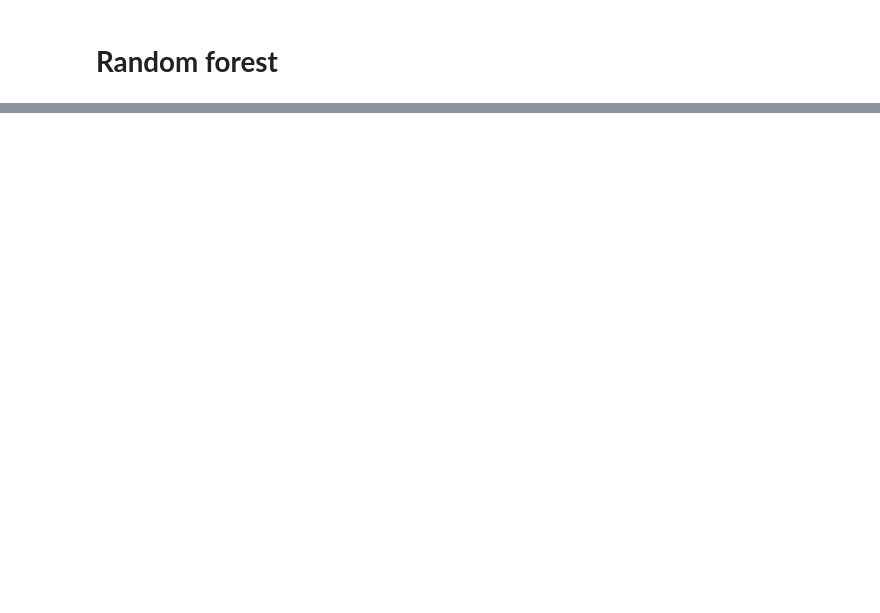
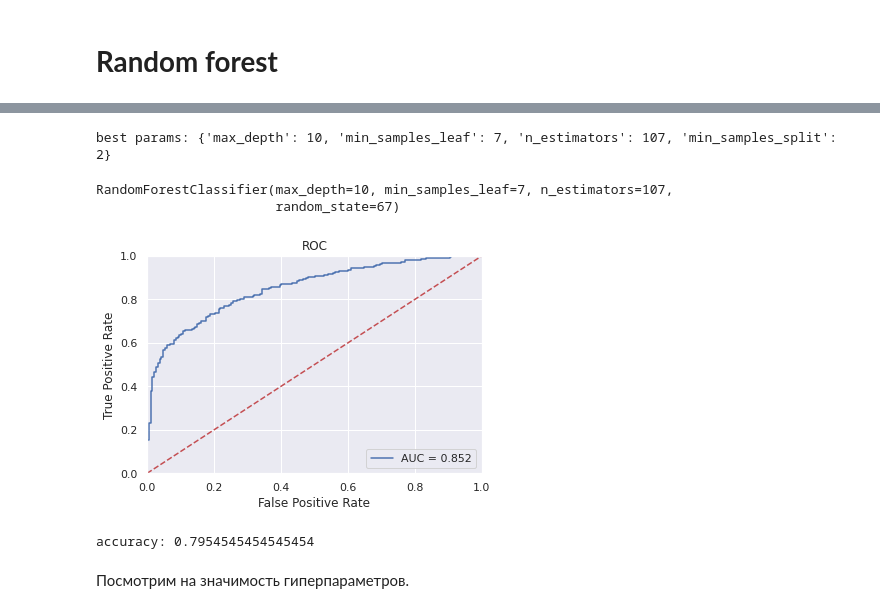
Before and after one commit to Doppler-67/telecom-users-churn-forecasting, a Jupyter notebook: telecom.ipynb, the cells around one changed output, grey strips where cells are left out. Drawn from its saved outputs; the diff is of its cells as text; code cells hidden in the pictures; blank space fills up the shorter version.

```diff
--- a/telecom.ipynb
+++ b/telecom.ipynb
@@ -834,0 +875,5 @@ plot_auc_roc(model, x_valid_ohe, y_valid)
+# %%
+sampler = optuna.samplers.TPESampler(seed=67)
+study = optuna.create_study(direction='maximize', sampler=sampler)
+optuna.logging.set_verbosity(optuna.logging.WARNING)
+study.optimize(objective, n_trials=100)
@@ -834,0 +882,21 @@ plot_auc_roc(model, x_valid_ohe, y_valid)
+# %%
+print('best params:', study.best_params)
+# %% [output]
+best params: {'max_depth': 10, 'min_samples_leaf': 7, 'n_estimators': 107, 'min_samples_split': 2}
+# %%
+forest_model = RandomForestClassifier(**study.best_params, random_state=67)
+# %%
+forest_model.fit(x_train, y_train)
+# %% [output]
+RandomForestClassifier(max_depth=10, min_samples_leaf=7, n_estimators=107,
+                       random_state=67)
+# %%
+plot_auc_roc(forest_model, x_valid, y_valid)
+# %% [output]
+[figure, added]
+# %%
+print('accuracy:', accuracy_score(y_valid, forest_model.predict(x_valid)))
+# %% [output]
+accuracy: 0.7954545454545454
+# %% [markdown]
+Посмотрим на значимость гиперпараметров.
```
Also changed, not shown: parts of 90 cells of this notebook.
